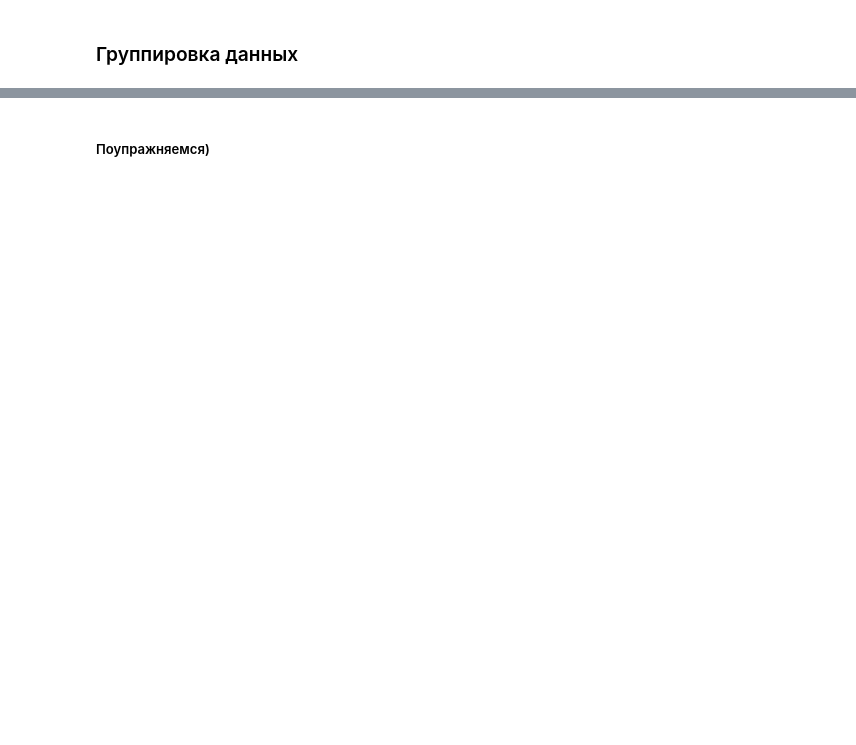
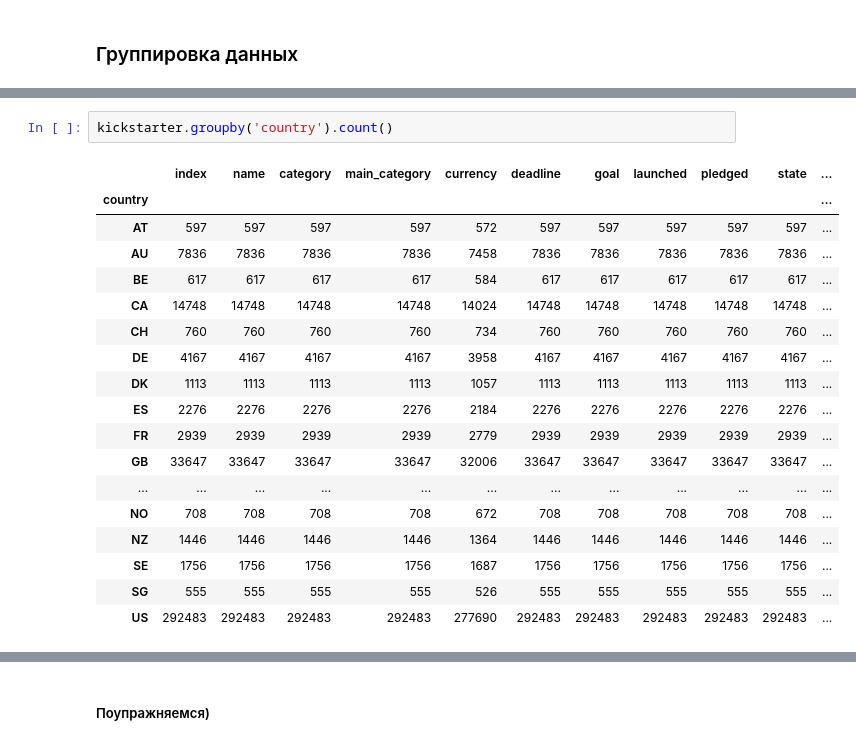
Before and after one commit to anton-solovev/misis_DA_lessons, a Jupyter notebook: lessons/Datacamp_day№1.ipynb, the cells around one changed output, grey strips where cells are left out. Drawn from its saved outputs; the diff is of its cells as text; blank space fills up the shorter version.

```diff
--- a/lessons/Datacamp_day№1.ipynb
+++ b/lessons/Datacamp_day№1.ipynb
@@ -828,0 +840,21 @@ memory usage: 57.2+ MB
+# %%
+kickstarter.groupby('country').count()
+# %% [output]
+|  | index | name | category | main_category | currency | deadline | goal | launched | pledged | state | ... |
+| country |  |  |  |  |  |  |  |  |  |  | ... |
+| AT | 597 | 597 | 597 | 597 | 572 | 597 | 597 | 597 | 597 | 597 | ... |
+| AU | 7836 | 7836 | 7836 | 7836 | 7458 | 7836 | 7836 | 7836 | 7836 | 7836 | ... |
+| BE | 617 | 617 | 617 | 617 | 584 | 617 | 617 | 617 | 617 | 617 | ... |
+| CA | 14748 | 14748 | 14748 | 14748 | 14024 | 14748 | 14748 | 14748 | 14748 | 14748 | ... |
+| CH | 760 | 760 | 760 | 760 | 734 | 760 | 760 | 760 | 760 | 760 | ... |
+| DE | 4167 | 4167 | 4167 | 4167 | 3958 | 4167 | 4167 | 4167 | 4167 | 4167 | ... |
+| DK | 1113 | 1113 | 1113 | 1113 | 1057 | 1113 | 1113 | 1113 | 1113 | 1113 | ... |
+| ES | 2276 | 2276 | 2276 | 2276 | 2184 | 2276 | 2276 | 2276 | 2276 | 2276 | ... |
+| FR | 2939 | 2939 | 2939 | 2939 | 2779 | 2939 | 2939 | 2939 | 2939 | 2939 | ... |
+| GB | 33647 | 33647 | 33647 | 33647 | 32006 | 33647 | 33647 | 33647 | 33647 | 33647 | ... |
+| ... | ... | ... | ... | ... | ... | ... | ... | ... | ... | ... | ... |
+| NO | 708 | 708 | 708 | 708 | 672 | 708 | 708 | 708 | 708 | 708 | ... |
+| NZ | 1446 | 1446 | 1446 | 1446 | 1364 | 1446 | 1446 | 1446 | 1446 | 1446 | ... |
+| SE | 1756 | 1756 | 1756 | 1756 | 1687 | 1756 | 1756 | 1756 | 1756 | 1756 | ... |
+| SG | 555 | 555 | 555 | 555 | 526 | 555 | 555 | 555 | 555 | 555 | ... |
+| US | 292483 | 292483 | 292483 | 292483 | 277690 | 292483 | 292483 | 292483 | 292483 | 292483 | ... |
```
Also changed, not shown: parts of 70 cells of this notebook.
